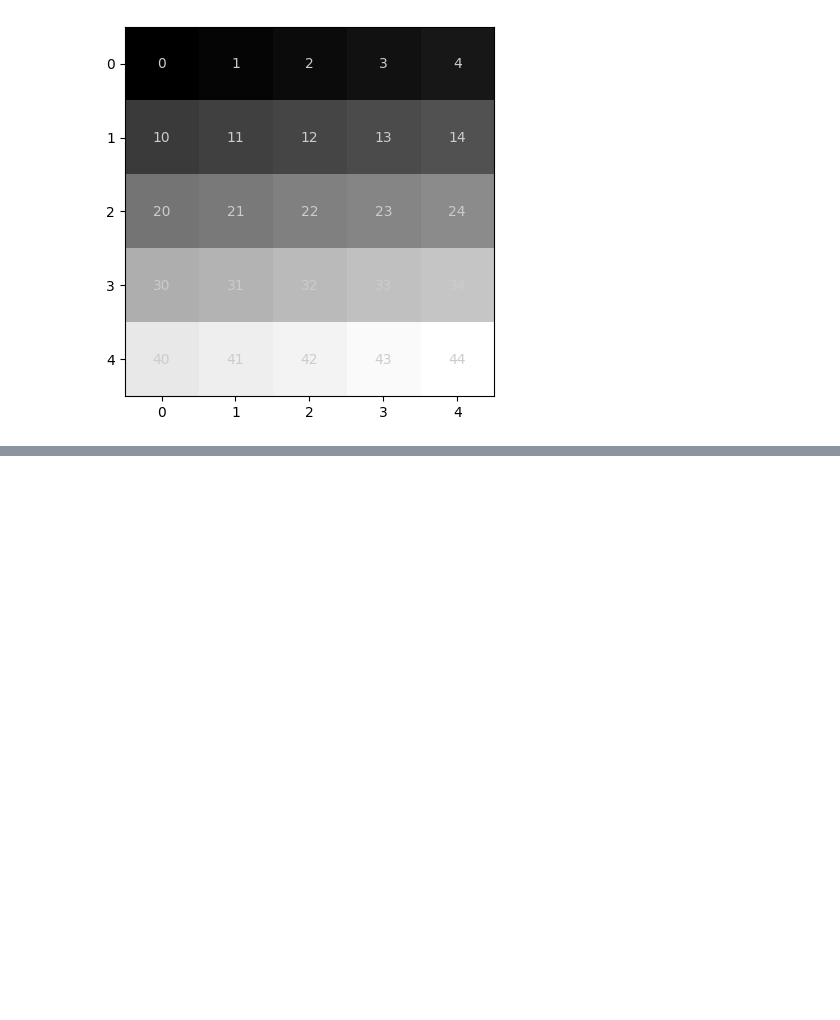
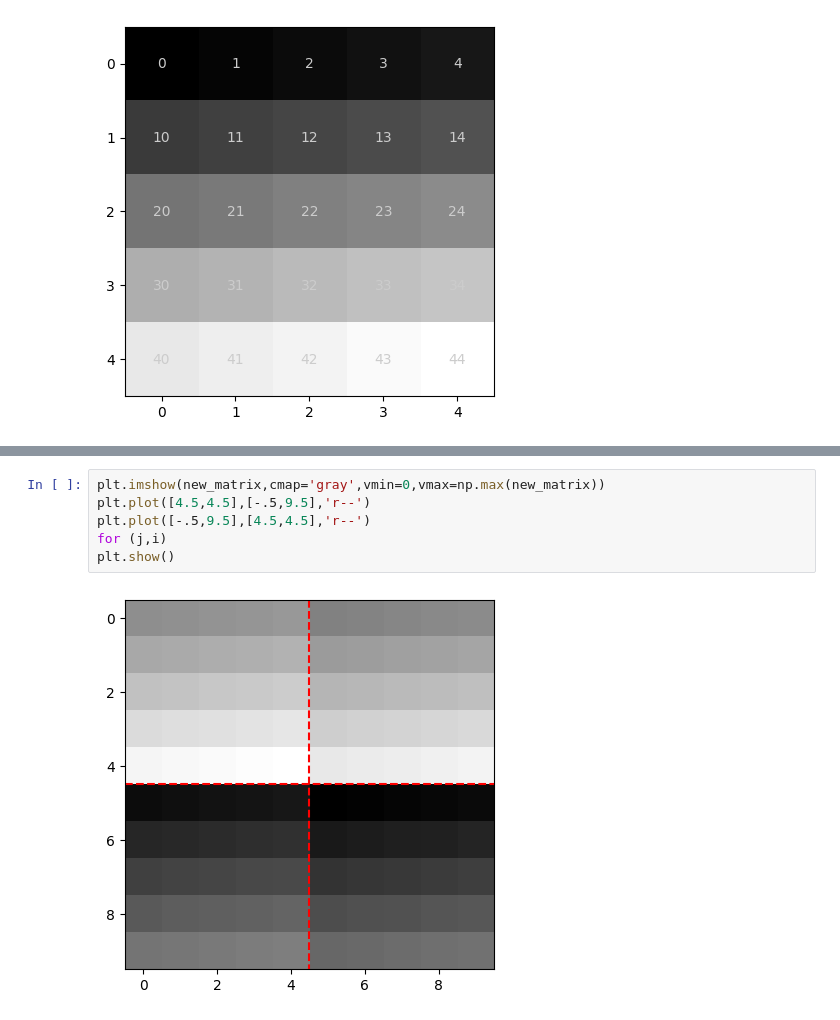
Before and after one commit to AyushDevadiga1/practice-programs, a Jupyter notebook: chapter5.ipynb, the cells around one changed output, grey strips where cells are left out. Cells and saved outputs as stored; diff of their text form; blank space fills up the shorter version.

```diff
--- a/chapter5.ipynb
+++ b/chapter5.ipynb
@@ -167,0 +230,8 @@ plt.show()
+# %%
+plt.imshow(new_matrix,cmap='gray',vmin=0,vmax=np.max(new_matrix))
+plt.plot([4.5,4.5],[-.5,9.5],'r--')
+plt.plot([-.5,9.5],[4.5,4.5],'r--')
+for (j,i)
+plt.show()
+# %% [output]
+[figure, added]
```
Also changed, not shown: parts of 10 cells of this notebook.
